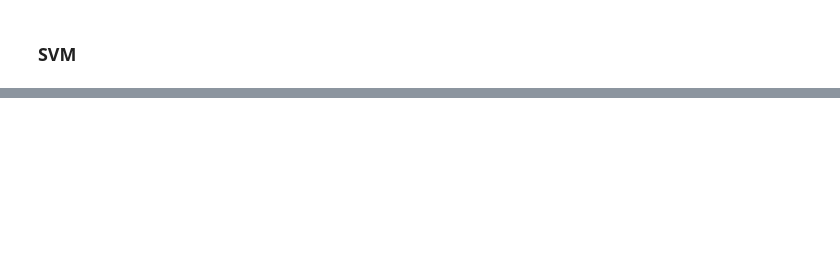
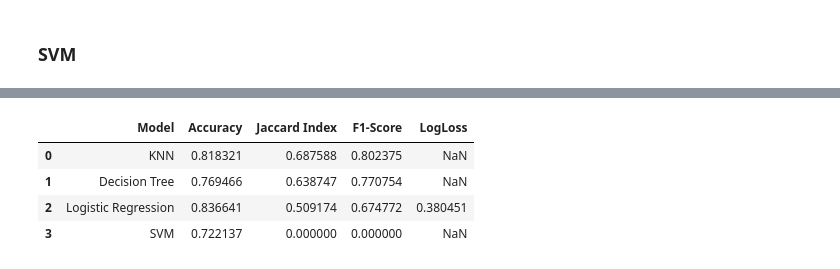
Before and after one commit to jacobsterling/quantative-analysis, a Jupyter notebook: data_notebooks/coursera_data_science_professional_cert/Classification_Rain_Fall.ipynb, the cells around one changed output, grey strips where cells are left out. Saved outputs shown, nothing was run; the diff lists cells and outputs as text; code cells hidden in the pictures; blank space fills up the shorter version.

```diff
--- a/data_notebooks/coursera_data_science_professional_cert/Classification_Rain_Fall.ipynb
+++ b/data_notebooks/coursera_data_science_professional_cert/Classification_Rain_Fall.ipynb
@@ -273,2 +334,7 @@ LR_Log_Loss =
+# %%
+LR_Accuracy_Score = accuracy_score(y_test, predictions)
+LR_JaccardIndex = jaccard_score(y_test, predictions, average='binary')
+LR_F1_Score = f1_score(y_test, predictions, average='binary')
+LR_Log_Loss = log_loss(y_test, predict_proba)
 # %% [markdown]
 ### SVM
@@ -324,0 +343,5 @@ Report =
+# %%
+from sklearn.svm import SVC
+
+SVM = SVC()
+SVM.fit(x_train, y_train)
@@ -324,0 +358,2 @@ Report =
+# %%
+predictions = SVM.predict(x_test)
@@ -324,0 +362,4 @@ Report =
+# %%
+SVM_Accuracy_Score = accuracy_score(y_test, predictions)
+SVM_JaccardIndex = jaccard_score(y_test, predictions, average='binary')
+SVM_F1_Score = f1_score(y_test, predictions, average='binary')
@@ -324,0 +377,16 @@ Report =
+# %%
+Report = pd.DataFrame({
+    'Model': ['KNN', 'Decision Tree', 'Logistic Regression', 'SVM'],
+    'Accuracy': [KNN_Accuracy_Score, Tree_Accuracy_Score, LR_Accuracy_Score, SVM_Accuracy_Score],
+    'Jaccard Index': [KNN_JaccardIndex, Tree_JaccardIndex, LR_JaccardIndex, SVM_JaccardIndex],
+    'F1-Score': [KNN_F1_Score, Tree_F1_Score, LR_F1_Score, SVM_F1_Score],
+    'LogLoss': [np.nan, np.nan, LR_Log_Loss, np.nan]
+})
+
+Report
+# %% [output]
+|  | Model | Accuracy | Jaccard Index | F1-Score | LogLoss |
+| 0 | KNN | 0.818321 | 0.687588 | 0.802375 | NaN |
+| 1 | Decision Tree | 0.769466 | 0.638747 | 0.770754 | NaN |
+| 2 | Logistic Regression | 0.836641 | 0.509174 | 0.674772 | 0.380451 |
+| 3 | SVM | 0.722137 | 0.000000 | 0.000000 | NaN |
```
Also changed, not shown: parts of 121 cells of this notebook.
